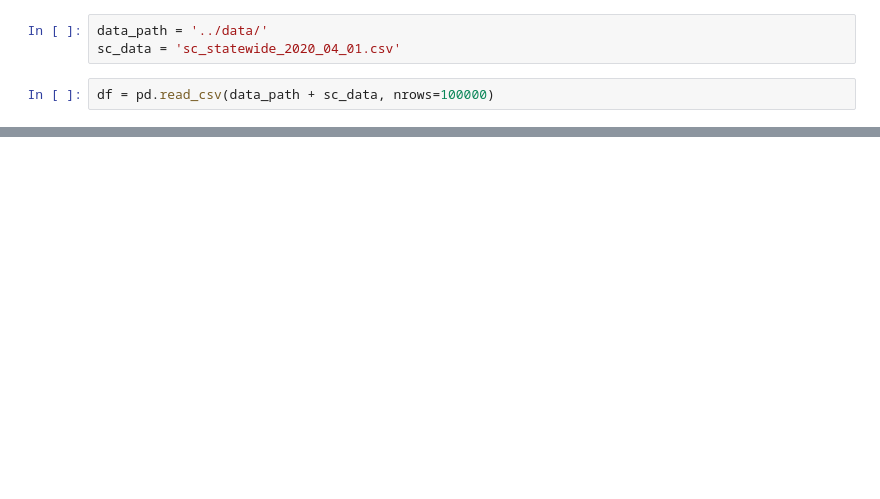
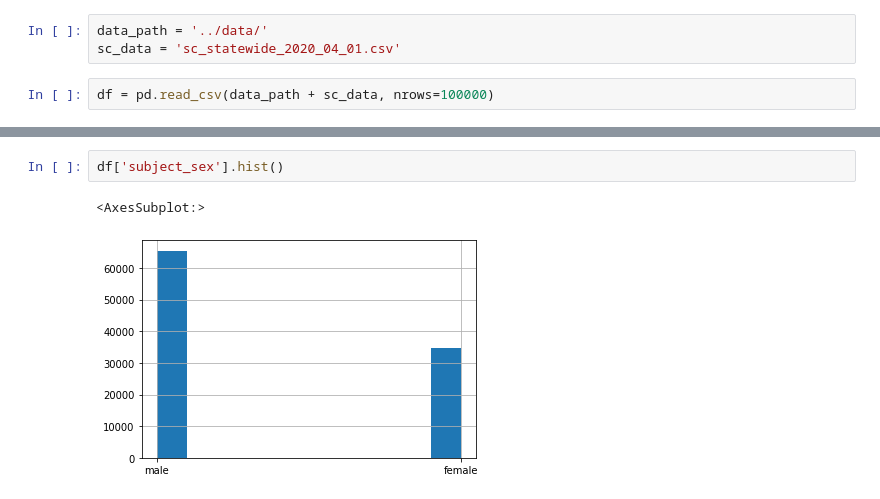
Before and after one commit to plotguy/police_stops_analysis, a Jupyter notebook: analysis/analysis_0.ipynb, the cells around one changed output, grey strips where cells are left out. Cells and saved outputs as stored; diff of their text form; blank space fills up the shorter version.

Commit message:
basic histogramz

```diff
--- a/analysis/analysis_0.ipynb
+++ b/analysis/analysis_0.ipynb
@@ -19,0 +21,5 @@ df.head()
+# %%
+df['subject_sex'].hist()
+# %% [output]
+<AxesSubplot:>
+[figure, added]
```
Also changed, not shown: parts of 6 cells of this notebook.
